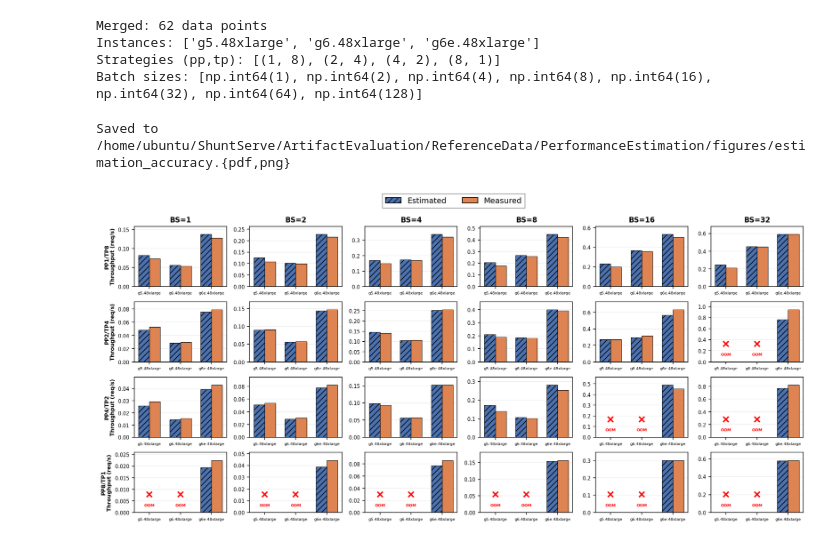
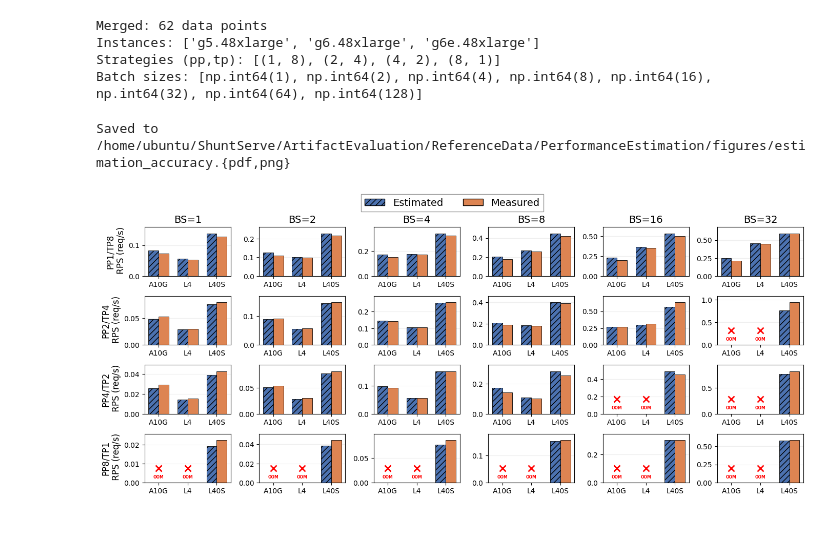
Before and after one commit to ddps-lab/HeteroSpotLLMServe, a Jupyter notebook: ArtifactEvaluation/ReferenceData/PerformanceEstimation/estimation_figure.ipynb, the cells around one changed output. Cells and saved outputs as stored; diff of their text form; code cells hidden in the pictures.

```diff
--- a/ArtifactEvaluation/ReferenceData/PerformanceEstimation/estimation_figure.ipynb
+++ b/ArtifactEvaluation/ReferenceData/PerformanceEstimation/estimation_figure.ipynb
@@ -8,7 +8,6 @@ import json, glob, os, re
 import pandas as pd
 import numpy as np
 import matplotlib.pyplot as plt
-import matplotlib
 from matplotlib.patches import Patch
 
 BASE_DIR = os.path.dirname(os.path.abspath("__file__"))
@@ -23,9 +22,9 @@ BATCH_SIZES = [1, 2, 4, 8, 16, 32]
 STRATEGIES = [(1, 8), (2, 4), (4, 2), (8, 1)]  # (pp, tp)
 
 INSTANCE_SHORT = {
-    "g5.48xlarge": "g5.48xlarge",
-    "g6.48xlarge": "g6.48xlarge",
-    "g6e.48xlarge": "g6e.48xlarge",
+    "g5.48xlarge": "A10G",
+    "g6.48xlarge": "L4",
+    "g6e.48xlarge": "L40S",
 }
 INSTANCE_ORDER = ["g5.48xlarge", "g6.48xlarge", "g6e.48xlarge"]
 
@@ -98,15 +97,22 @@ Batch sizes: [np.int64(1), np.int64(2), np.int64(4), np.int64(8), np.int64(16),
 # %%
 # ── Figure: 4 rows × 6 cols ──
 
-matplotlib.rcParams.update({
-    "font.size": 9,
-    "axes.labelsize": 10,
-    "axes.titlesize": 10,
-    "xtick.labelsize": 8,
-    "ytick.labelsize": 8,
-    "legend.fontsize": 10,
-    "figure.dpi": 150,
-})
+# ============================================================
+# Font size / weight variables — adjust these to tune the figure
+# ============================================================
+TITLE_FONTSIZE = 14          # BS=N column titles
+TITLE_FONTWEIGHT = "normal"  # was "bold"; use "normal", "light", "medium", "bold", etc.
+
+YLABEL_FONTSIZE = 12        # PP/TP row labels
+YLABEL_FONTWEIGHT = "normal" # was "bold"
+
+XTICK_FONTSIZE = 10         # instance type labels on x-axis
+XTICK_ROTATION = 0        # rotation angle for x-axis labels (degrees)
+YTICK_FONTSIZE = 10           # numeric tick labels on y-axis
+
+LEGEND_FONTSIZE = 14         # legend text
+OOM_FONTSIZE = 5.5           # "OOM" annotation text
+# ============================================================
 
 C_EST = "#4C72B0"
 C_MEAS = "#DD8452"
@@ -115,7 +121,7 @@ HATCH_MEAS = ""
 
 n_rows = len(STRATEGIES)
 n_cols = len(BATCH_SIZES)
-fig, axes = plt.subplots(n_rows, n_cols, figsize=(14, 6.5), squeeze=False)
+fig, axes = plt.subplots(n_rows, n_cols, figsize=(14, 6), squeeze=False)
 
 for row_idx, (pp, tp) in enumerate(STRATEGIES):
     for col_idx, bs in enumerate(BATCH_SIZES):
@@ -140,37 +146,37 @@ for row_idx, (pp, tp) in enumerate(STRATEGIES):
         ax.set_ylim(bottom=0)
         # Auto y-lim per subfig, then add headroom
         if not sub.empty:
             local_max = max(max(est_vals), max(meas_vals))
             ax.set_ylim(0, local_max * 1.15)
 
         # Mark missing data
         ymax = ax.get_ylim()[1] if ax.get_ylim()[1] > 0 else 1
         for idx in missing:
             ax.plot(x[idx], ymax * 0.3, marker="x", markersize=8, color="red", markeredgewidth=2, zorder=5)
-            ax.text(x[idx], ymax * 0.12, "OOM", fontsize=5.5, ha="center", va="center",
+            ax.text(x[idx], ymax * 0.12, "OOM", fontsize=OOM_FONTSIZE, ha="center", va="center",
                     color="red", fontweight="bold")
 
         ax.set_xticks(x)
-        ax.set_xticklabels(xlabels, fontsize=5.5)
+        ax.set_xticklabels(xlabels, fontsize=XTICK_FONTSIZE, rotation=XTICK_ROTATION, ha="center")
         if col_idx == 0:
-            ax.set_ylabel(f"PP{pp}/TP{tp}\nThroughput (req/s)", fontsize=7.5, fontweight="bold")
+            ax.set_ylabel(f"PP{pp}/TP{tp}\n RPS (req/s)", fontsize=YLABEL_FONTSIZE, fontweight=YLABEL_FONTWEIGHT)
         if row_idx == 0:
-            ax.set_title(f"BS={bs}", fontsize=10, fontweight="bold")
-        ax.tick_params(axis="y", labelsize=7)
+            ax.set_title(f"BS={bs}", fontsize=TITLE_FONTSIZE, fontweight=TITLE_FONTWEIGHT)
+        ax.tick_params(axis="y", labelsize=YTICK_FONTSIZE)
         ax.grid(True, alpha=0.2, axis="y")
         ax.set_axisbelow(True)
 
 legend_elements = [
     Patch(facecolor=C_EST, edgecolor="black", hatch=HATCH_EST, label="Estimated"),
     Patch(facecolor=C_MEAS, edgecolor="black", hatch=HATCH_MEAS, label="Measured"),
 ]
-fig.legend(handles=legend_elements, loc="upper center", ncol=2, frameon=True, fontsize=11,
+fig.legend(handles=legend_elements, loc="upper center", ncol=2, frameon=True, fontsize=LEGEND_FONTSIZE,
     bbox_to_anchor=(0.5, 1.02), edgecolor="gray", fancybox=False)
 fig.tight_layout(rect=[0, 0, 1, 0.96])
 fig.savefig(os.path.join(FIG_DIR, "estimation_accuracy.pdf"), bbox_inches="tight", dpi=600)
 fig.savefig(os.path.join(FIG_DIR, "estimation_accuracy.png"), bbox_inches="tight", dpi=600)
 print(f"Saved to {FIG_DIR}/estimation_accuracy.{{pdf,png}}")
 plt.show()
 # %% [output]
 Saved to /home/ubuntu/ShuntServe/ArtifactEvaluation/ReferenceData/PerformanceEstimation/figures/estimation_accuracy.{pdf,png}
-[figure, old version]
+[figure, new version]
```
Also changed, not shown: 36 other files.
